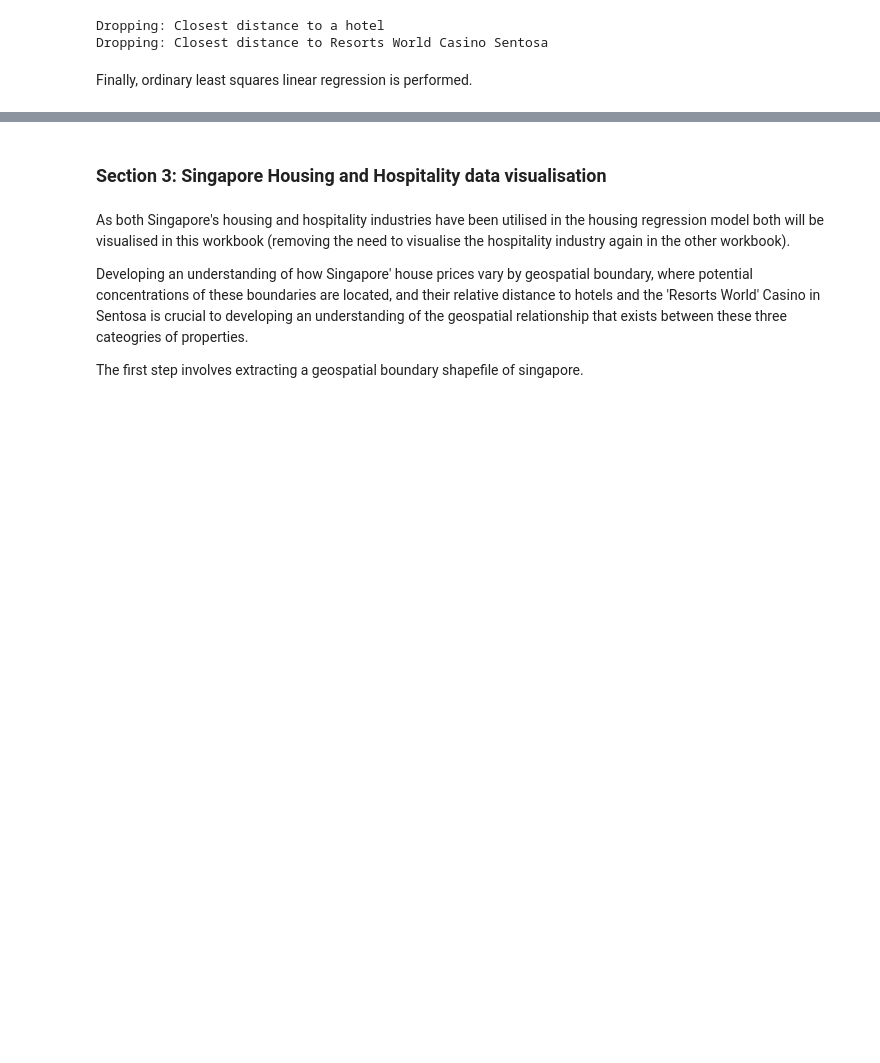
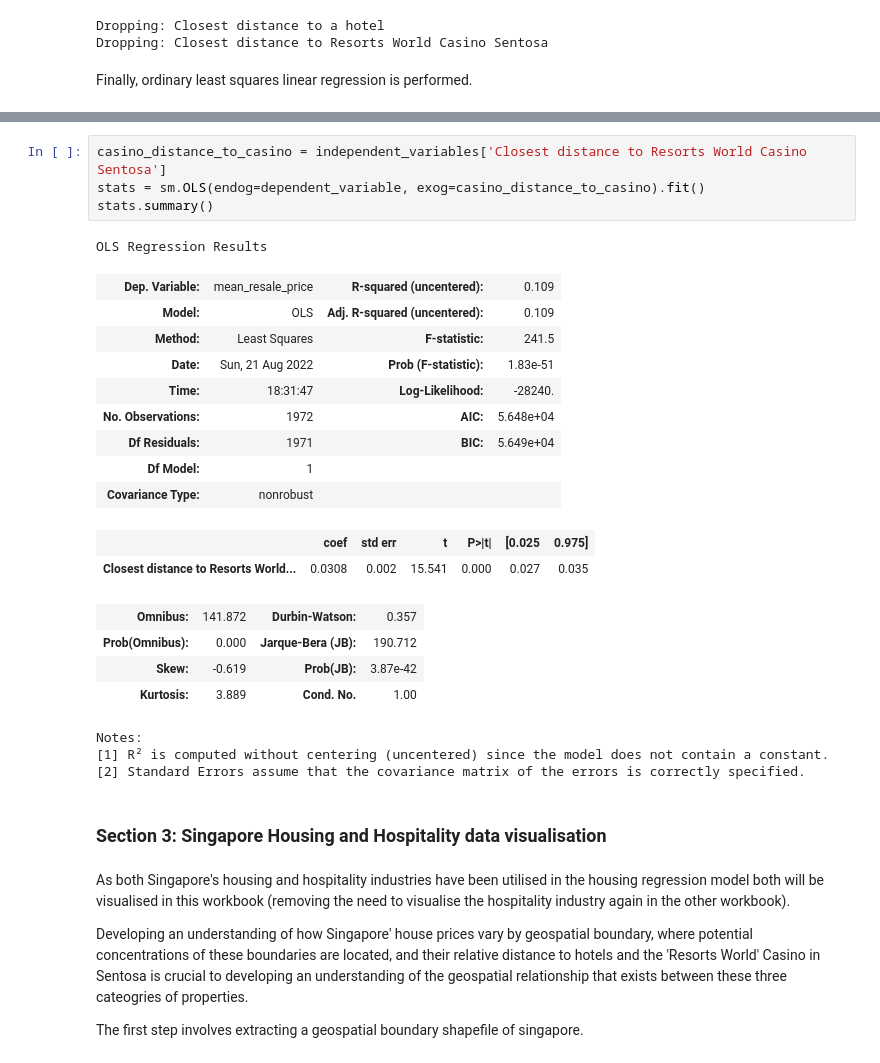
Before and after one commit to Ankur1995/AnkurShankerDissertation, a Jupyter notebook: Singapore housing analysis [Ankur Shanker].ipynb, the cells around one changed output, grey strips where cells are left out. Drawn from its saved outputs; the diff is of its cells as text; blank space fills up the shorter version.

```diff
--- a/Singapore housing analysis [Ankur Shanker].ipynb
+++ b/Singapore housing analysis [Ankur Shanker].ipynb
@@ -162,3 +171,27 @@ strong multicollinearity or other numerical problems.
+# %%
+casino_distance_to_casino = independent_variables['Closest distance to Resorts World Casino Sentosa']
+stats = sm.OLS(endog=dependent_variable, exog=casino_distance_to_casino).fit()
+stats.summary()
+# %% [output]
+OLS Regression Results
+| Dep. Variable: | mean_resale_price | R-squared (uncentered): | 0.109 |
+| Model: | OLS | Adj. R-squared (uncentered): | 0.109 |
+| Method: | Least Squares | F-statistic: | 241.5 |
+| Date: | Sun, 21 Aug 2022 | Prob (F-statistic): | 1.83e-51 |
+| Time: | 18:31:47 | Log-Likelihood: | -28240. |
+| No. Observations: | 1972 | AIC: | 5.648e+04 |
+| Df Residuals: | 1971 | BIC: | 5.649e+04 |
+| Df Model: | 1 |  |  |
+| Covariance Type: | nonrobust |  |  |
+|  | coef | std err | t | P>|t| | [0.025 | 0.975] |
+| Closest distance to Resorts World... | 0.0308 | 0.002 | 15.541 | 0.000 | 0.027 | 0.035 |
+| Omnibus: | 141.872 | Durbin-Watson: | 0.357 |
+| Prob(Omnibus): | 0.000 | Jarque-Bera (JB): | 190.712 |
+| Skew: | -0.619 | Prob(JB): | 3.87e-42 |
+| Kurtosis: | 3.889 | Cond. No. | 1.00 |
+Notes:
+[1] R² is computed without centering (uncentered) since the model does not contain a constant.
+[2] Standard Errors assume that the covariance matrix of the errors is correctly specified.
 # %% [markdown]
 ### **Section 3:** Singapore Housing and Hospitality data visualisation
 # %% [markdown]
```
Also changed, not shown: parts of 3 cells of this notebook.
